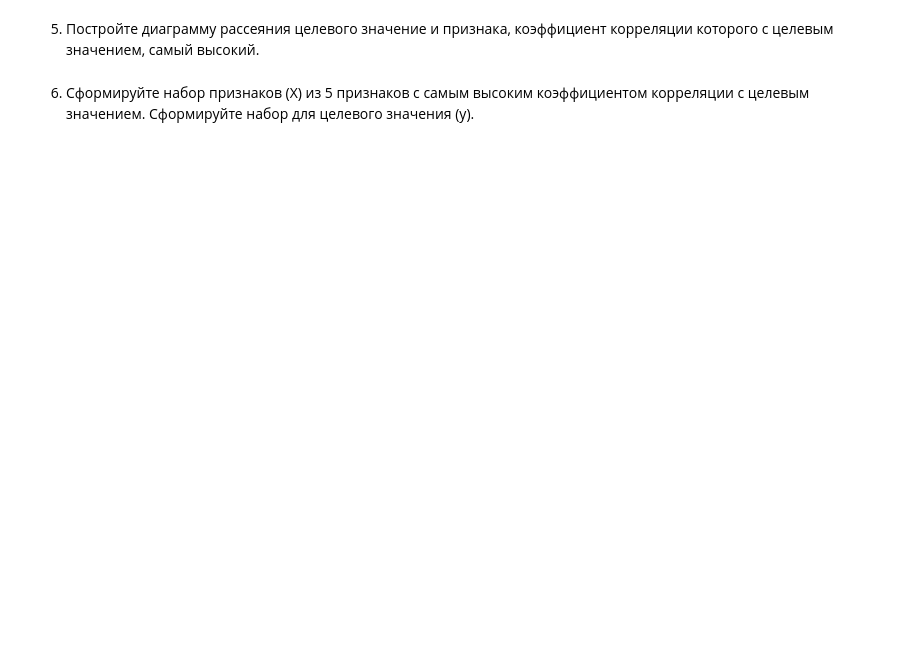
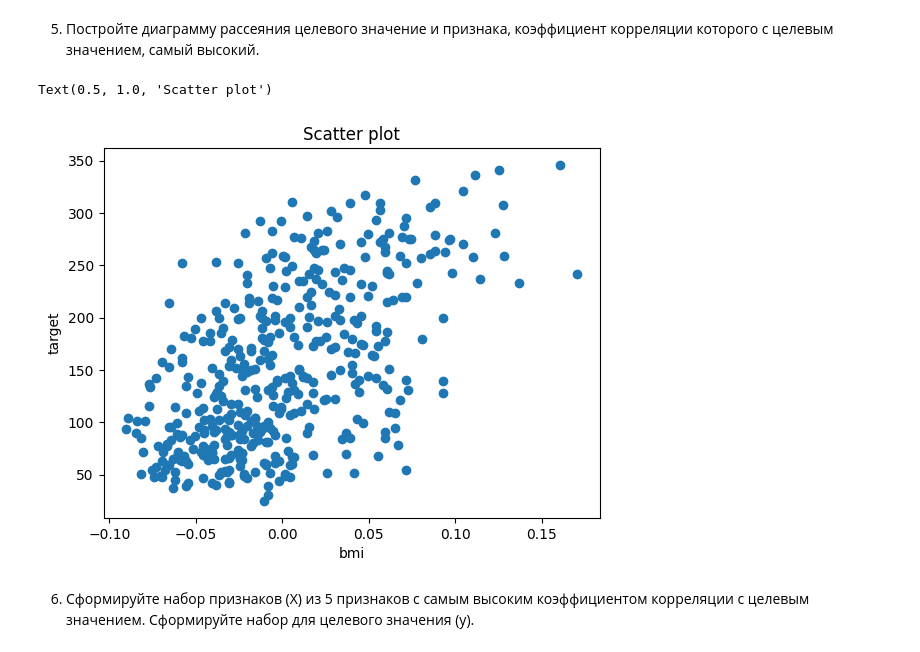
Before and after one commit to chebotarevsa/dap-2024, a Jupyter notebook: les06/lab.ipynb, the cells around one changed output. Cells and saved outputs as stored; diff of their text form; code cells hidden in the pictures; blank space fills up the shorter version.

```diff
--- a/les06/lab.ipynb
+++ b/les06/lab.ipynb
@@ -33,0 +51,4 @@ diabetes = datasets.load_diabetes()
+# %%
+diabetes_df = pd.DataFrame(data = diabetes.data, columns = diabetes.feature_names)
+diabetes_df['target'] = diabetes.target
+diabetes_df.head(5)
@@ -43,0 +91,3 @@ diabetes = datasets.load_diabetes()
+# %%
+matr = diabetes_df.corr()
+matr
@@ -48,2 +109,13 @@ diabetes = datasets.load_diabetes()
+# %%
+feature = matr.loc[matr['target'] != 1, 'target'].idxmax()
+x = diabetes_df[feature]
+y = diabetes_df['target']
+plt.scatter(x,y)
+plt.xlabel(feature)
+plt.ylabel("target")
+plt.title("Scatter plot")
+# %% [output]
+Text(0.5, 1.0, 'Scatter plot')
+[figure, added]
 # %% [markdown]
 6. Сформируйте набор признаков (X) из 5 признаков с самым высоким коэффициентом корреляции с целевым значением. Сформируйте набор для целевого значения (y).
```
Also changed, not shown: parts of 19 cells of this notebook.
